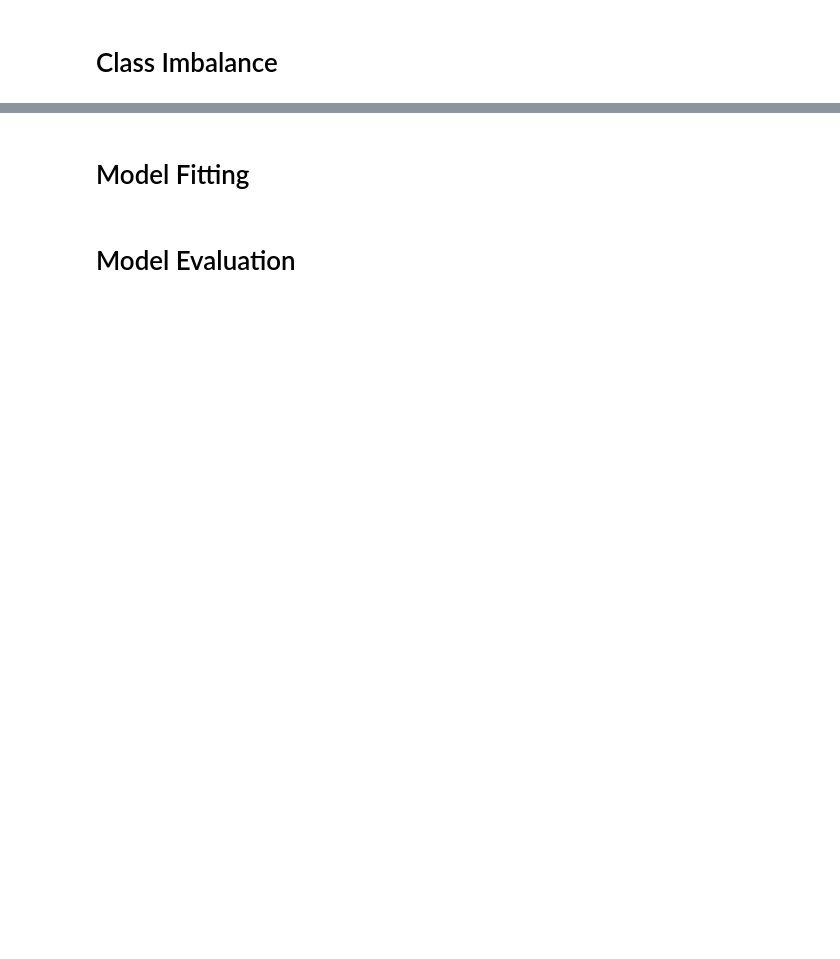
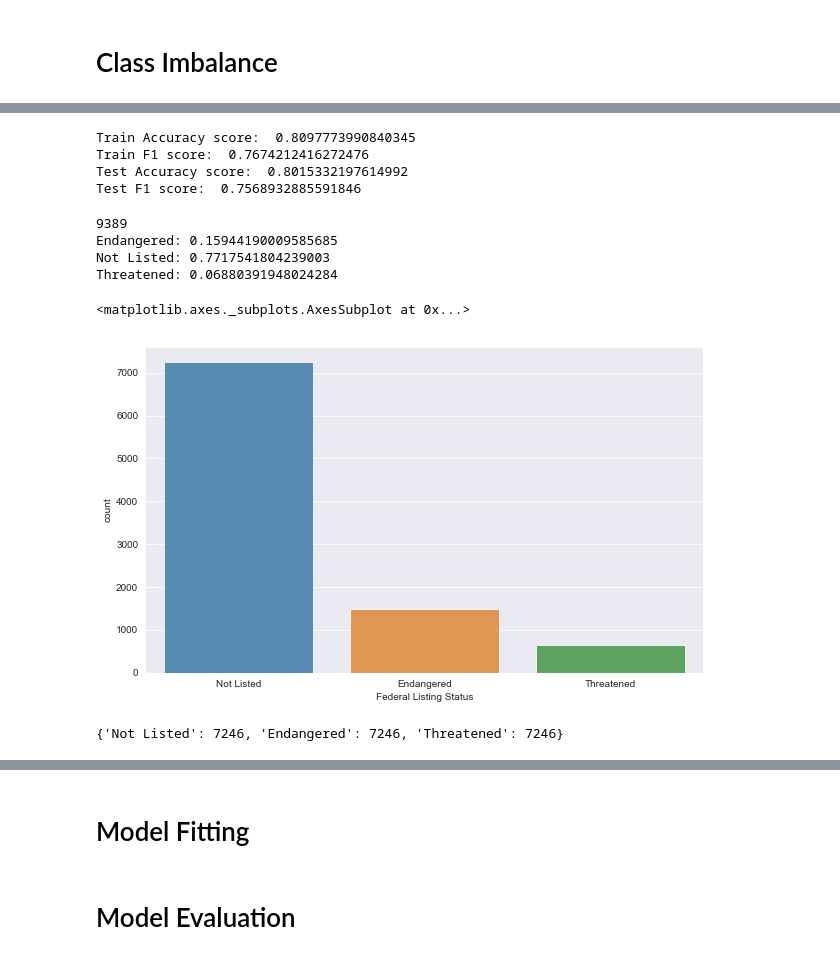
Before and after one commit to acdick/endangered_species_classification, a Jupyter notebook: Source/endangered_species.ipynb, the cells around one changed output, grey strips where cells are left out. Saved outputs shown, nothing was run; the diff lists cells and outputs as text; code cells hidden in the pictures; blank space fills up the shorter version.

```diff
--- a/Source/endangered_species.ipynb
+++ b/Source/endangered_species.ipynb
@@ -231,0 +288,4 @@ species.head(20)
+# %%
+# Create target and feature variables
+y = species['Federal Listing Status']
+X = species.drop(['Federal Listing Status', 'Scientific Name', 'Common Name'], axis = 1)
@@ -235,0 +357,42 @@ species.head(20)
+# %%
+log_reg_clf = LogisticRegression(solver='liblinear')
+log_reg_clf.fit(X_train, y_train)
+y_pred_train = log_reg_clf.predict(X_train)
+y_pred_test = log_reg_clf.predict(X_test)
+
+# checking training metrics
+print('Train Accuracy score: ', accuracy_score(y_train, y_pred_train))
+print('Train F1 score: ', f1_score(y_train, y_pred_train, average='weighted'))
+
+# checking test metrics
+print('Test Accuracy score: ', accuracy_score(y_test, y_pred_test))
+print('Test F1 score: ', f1_score(y_test, y_pred_test, average='weighted'))
+# %% [output]
+Train Accuracy score:  0.8097773990840345
+Train F1 score:  0.7674212416272476
+Test Accuracy score:  0.8015332197614992
+Test F1 score:  0.7568932885591846
+# %%
+# federal listing status
+print(y_train.count())
+print('Endangered: ' + str((y_train == 'Endangered').sum() / y_train.count()))
+print('Not Listed: ' + str((y_train == 'Not Listed').sum() / y_train.count()))
+print('Threatened: ' + str((y_train == 'Threatened').sum() / y_train.count()))
+
+# plot class imbalance
+fig, ax = plt.subplots(figsize=(10,6))
+sns.countplot(y_train, alpha=0.8)
+# %% [output]
+9389
+Endangered: 0.15944190009585685
+Not Listed: 0.7717541804239003
+Threatened: 0.06880391948024284
+<matplotlib.axes._subplots.AxesSubplot at 0x...>
+[figure, added]
+# %%
+keys = list(y_train.unique())
+values = np.ones((3), dtype=int) * (y_train == 'Not Listed').sum()
+sample_ratio = dict(zip(keys, values))
+sample_ratio
+# %% [output]
+{'Not Listed': 7246, 'Endangered': 7246, 'Threatened': 7246}
```
Also changed, not shown: parts of 17 cells of this notebook.
